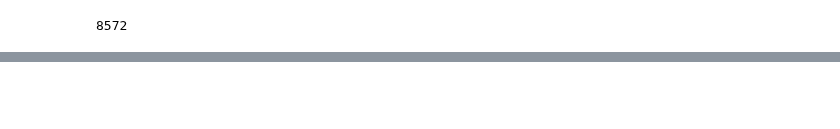
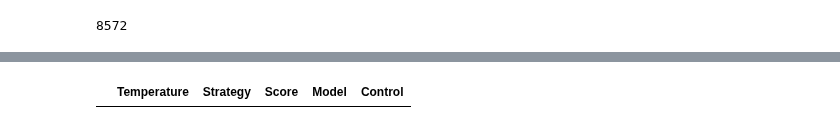
Before and after one commit to AntoineBellemare/DAT_GPT, a Jupyter notebook: scripts/visualization.ipynb, the cells around one changed output, grey strips where cells are left out. Drawn from its saved outputs; the diff is of its cells as text; code cells hidden in the pictures; blank space fills up the shorter version.

```diff
--- a/scripts/visualization.ipynb
+++ b/scripts/visualization.ipynb
@@ -733,0 +281,4 @@ array([[0.00000000e+000, 2.11890675e-234, 5.30492593e-007,
+# %%
+results_df.loc[(results_df['Model']=='GPT4') & (results_df['Control']=='Original instructions')]
+# %% [output]
+|  | Temperature | Strategy | Score | Model | Control |
```
Also changed, not shown: parts of 30 cells of this notebook.
